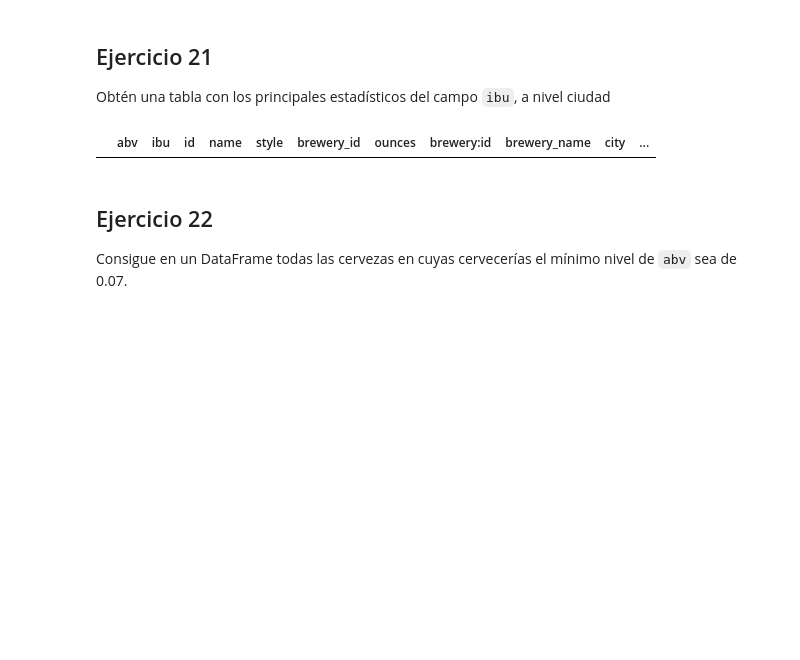
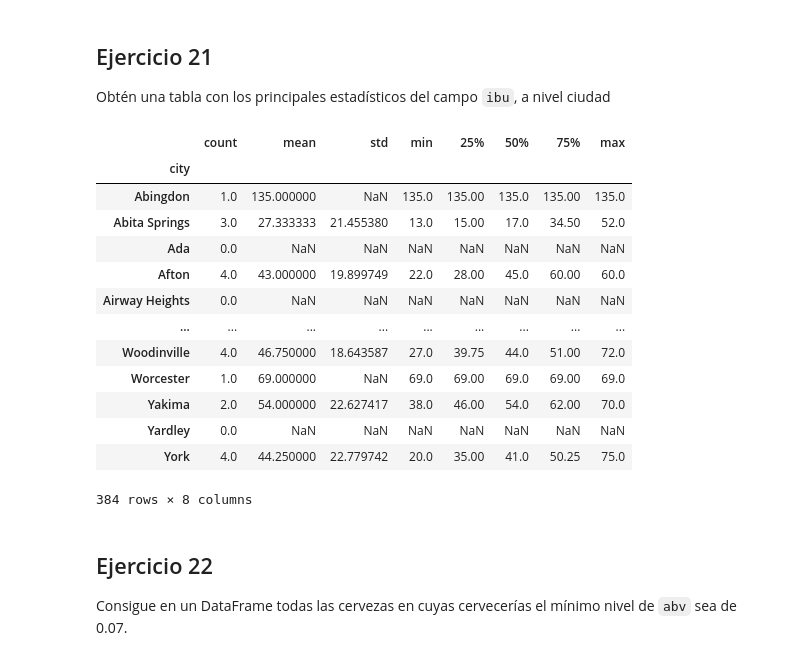
Before and after one commit to SoniaCobPac/the_bridge_bootcamp, a Jupyter notebook: week4_EDA_np_pd_json_apis_regex/day5_matplotlib_I_api/exercises/pandas/Beers/Beers.ipynb, the cells around one changed output. Cells and saved outputs as stored; diff of their text form; code cells hidden in the pictures; blank space fills up the shorter version.

```diff
--- a/week4_EDA_np_pd_json_apis_regex/day5_matplotlib_I_api/exercises/pandas/Beers/Beers.ipynb
+++ b/week4_EDA_np_pd_json_apis_regex/day5_matplotlib_I_api/exercises/pandas/Beers/Beers.ipynb
@@ -472,12 +456,23 @@ df2[df2.state =="IN"]
 # %% [markdown]
 ## Ejercicio 21
 Obtén una tabla con los principales estadísticos del campo `ibu`,  a nivel ciudad
-# %%
-df2.dropna()
-# %% [output]
-|  | abv | ibu | id | name | style | brewery_id | ounces | brewery:id | brewery_name | city | ... |
 # %%
-df2.groupby("city")["ibu"].describe()
+df.groupby("city")["ibu"].describe()
+# %% [output]
+|  | count | mean | std | min | 25% | 50% | 75% | max |
+| city |  |  |  |  |  |  |  |  |
+| Abingdon | 1.0 | 135.000000 | NaN | 135.0 | 135.00 | 135.0 | 135.00 | 135.0 |
+| Abita Springs | 3.0 | 27.333333 | 21.455380 | 13.0 | 15.00 | 17.0 | 34.50 | 52.0 |
+| Ada | 0.0 | NaN | NaN | NaN | NaN | NaN | NaN | NaN |
+| Afton | 4.0 | 43.000000 | 19.899749 | 22.0 | 28.00 | 45.0 | 60.00 | 60.0 |
+| Airway Heights | 0.0 | NaN | NaN | NaN | NaN | NaN | NaN | NaN |
+| ... | ... | ... | ... | ... | ... | ... | ... | ... |
+| Woodinville | 4.0 | 46.750000 | 18.643587 | 27.0 | 39.75 | 44.0 | 51.00 | 72.0 |
+| Worcester | 1.0 | 69.000000 | NaN | 69.0 | 69.00 | 69.0 | 69.00 | 69.0 |
+| Yakima | 2.0 | 54.000000 | 22.627417 | 38.0 | 46.00 | 54.0 | 62.00 | 70.0 |
+| Yardley | 0.0 | NaN | NaN | NaN | NaN | NaN | NaN | NaN |
+| York | 4.0 | 44.250000 | 22.779742 | 20.0 | 35.00 | 41.0 | 50.25 | 75.0 |
+384 rows × 8 columns
 # %% [markdown]
 ## Ejercicio 22
 Consigue en un DataFrame todas las cervezas en cuyas cervecerías el mínimo nivel de `abv` sea de 0.07.
```
Also changed, not shown: parts of 17 cells of this notebook, 10 other files.
